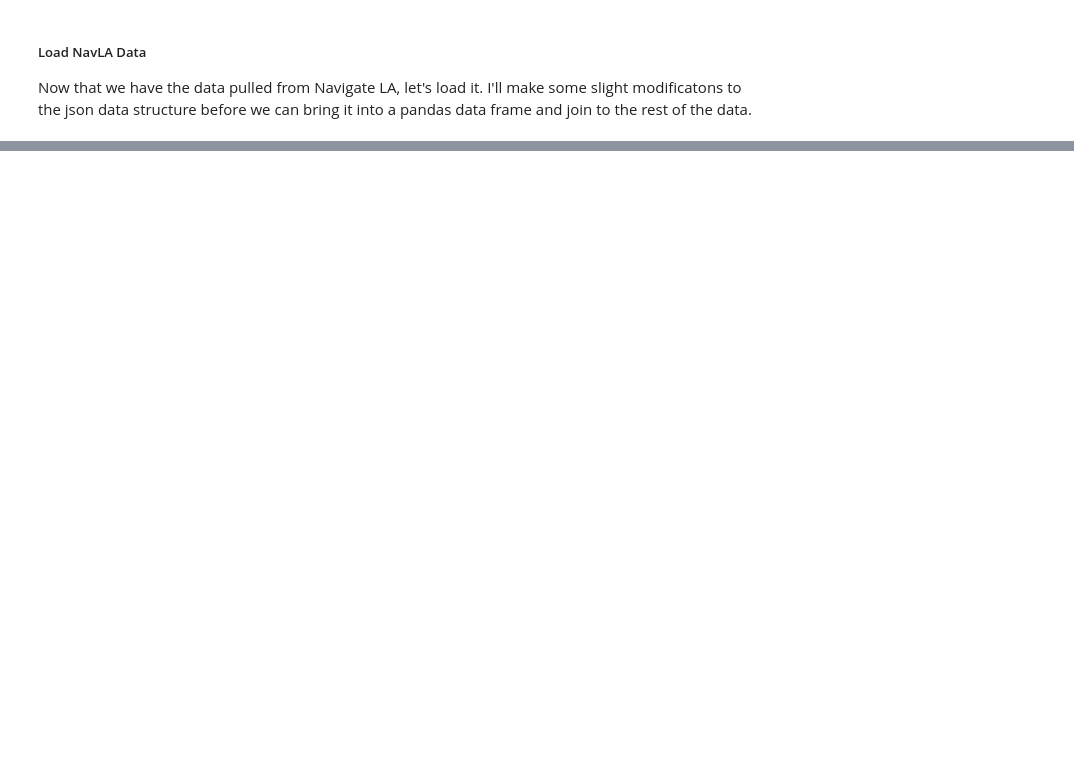
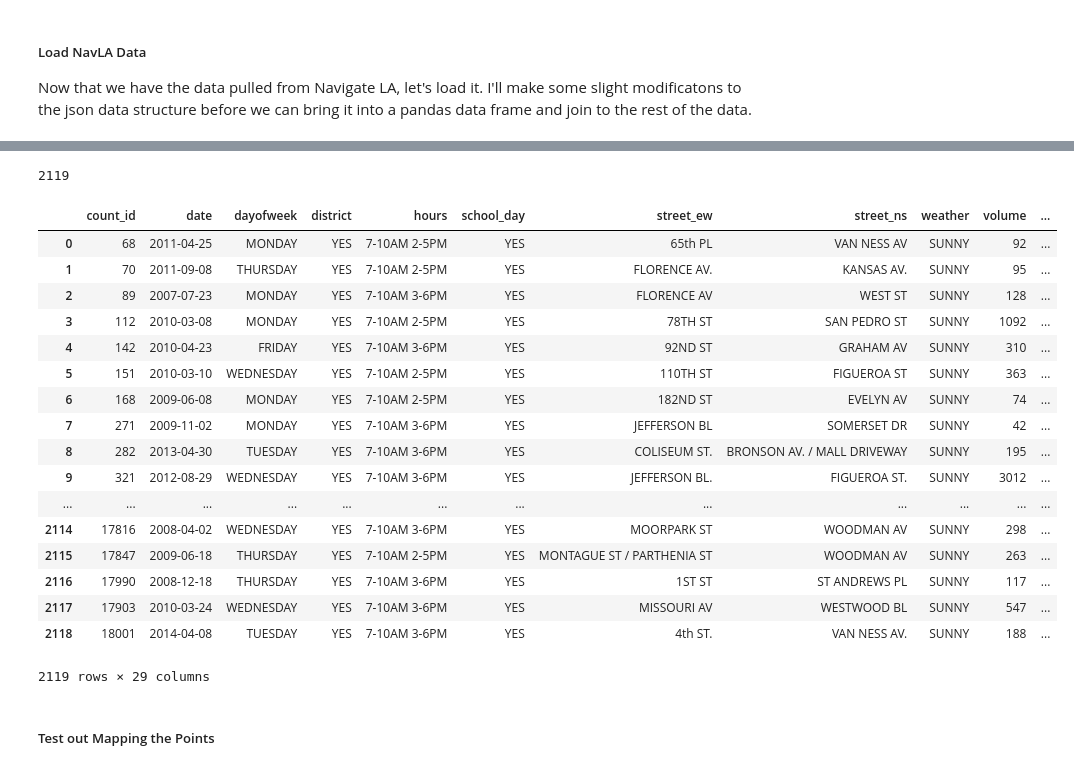
Before and after one commit to black-tea/vehicle-vol-pdf-scrape, a Jupyter notebook: scrape.ipynb, the cells around one changed output, grey strips where cells are left out. Drawn from its saved outputs; the diff is of its cells as text; code cells hidden in the pictures; blank space fills up the shorter version.

Commit message:
volume updates

```diff
--- a/scrape.ipynb
+++ b/scrape.ipynb
@@ -177,0 +232,9 @@ There are 9034 records in the table.
+# %%
+import geopandas as gp
+import folium
+
+# Import BOE Intersection spatial data, drop unnecessary columns
+boe_int = gp.GeoDataFrame.from_file('data/intersections/Intersections.shp')
+boe_int = boe_int.drop(['OBJECTID', 'X', 'Y', 'TYPE', 'CRTN_DT', 'LST_MODF_D', 'USER_ID', 'ZIP_CODE'], axis=1)
+
+boe_int.head()
@@ -177,0 +274,19 @@ There are 9034 records in the table.
+# %%
+# Import output data tables
+import numpy as np
+
+# Import tables related to volume
+info_df = pd.read_csv('data/TrafficCountData/Results/info.csv', index_col=0)
+pedestrian_df = pd.read_csv('data/TrafficCountData/Results/pedestrian.csv', index_col=0)
+
+# Sum volumes by count_id
+by_count_id = pedestrian_df.groupby('count_id')
+ped_count_sum = by_count_id['volume'].aggregate(np.sum).to_frame().reset_index()
+
+# Merge with info table
+ped_sum_df = info_df.merge(ped_count_sum,
+                           how = 'left',
+                           left_on = 'count_id',
+                           right_on = 'count_id')
+
+ped_sum_df
@@ -178 +312,33 @@ There are 9034 records in the table.
+# %%
+# Left join the traffic data table to the count info table
+ped_sum_boe_df = ped_sum_df.merge(file_tbl_boe,
+                                  how='left',
+                                  left_on = 'count_id',
+                                  right_on = 'ID')
+
+# Take a look at the length and head of the new table
+print(len(ped_sum_boe_df))
+ped_sum_boe_df
+# %% [output]
+2119
+|  | count_id | date | dayofweek | district | hours | school_day | street_ew | street_ns | weather | volume | ... |
+| 0 | 68 | 2011-04-25 | MONDAY | YES | 7-10AM 2-5PM | YES | 65th PL | VAN NESS AV | SUNNY | 92 | ... |
+| 1 | 70 | 2011-09-08 | THURSDAY | YES | 7-10AM 2-5PM | YES | FLORENCE AV. | KANSAS AV. | SUNNY | 95 | ... |
+| 2 | 89 | 2007-07-23 | MONDAY | YES | 7-10AM 3-6PM | YES | FLORENCE AV | WEST ST | SUNNY | 128 | ... |
+| 3 | 112 | 2010-03-08 | MONDAY | YES | 7-10AM 2-5PM | YES | 78TH ST | SAN PEDRO ST | SUNNY | 1092 | ... |
+| 4 | 142 | 2010-04-23 | FRIDAY | YES | 7-10AM 3-6PM | YES | 92ND ST | GRAHAM AV | SUNNY | 310 | ... |
+| 5 | 151 | 2010-03-10 | WEDNESDAY | YES | 7-10AM 2-5PM | YES | 110TH ST | FIGUEROA ST | SUNNY | 363 | ... |
+| 6 | 168 | 2009-06-08 | MONDAY | YES | 7-10AM 2-5PM | YES | 182ND ST | EVELYN AV | SUNNY | 74 | ... |
+| 7 | 271 | 2009-11-02 | MONDAY | YES | 7-10AM 3-6PM | YES | JEFFERSON BL | SOMERSET DR | SUNNY | 42 | ... |
+| 8 | 282 | 2013-04-30 | TUESDAY | YES | 7-10AM 3-6PM | YES | COLISEUM ST. | BRONSON AV. / MALL DRIVEWAY | SUNNY | 195 | ... |
+| 9 | 321 | 2012-08-29 | WEDNESDAY | YES | 7-10AM 3-6PM | YES | JEFFERSON BL. | FIGUEROA ST. | SUNNY | 3012 | ... |
+| ... | ... | ... | ... | ... | ... | ... | ... | ... | ... | ... | ... |
+| 2114 | 17816 | 2008-04-02 | WEDNESDAY | YES | 7-10AM 3-6PM | YES | MOORPARK ST | WOODMAN AV | SUNNY | 298 | ... |
+| 2115 | 17847 | 2009-06-18 | THURSDAY | YES | 7-10AM 2-5PM | YES | MONTAGUE ST / PARTHENIA ST | WOODMAN AV | SUNNY | 263 | ... |
+| 2116 | 17990 | 2008-12-18 | THURSDAY | YES | 7-10AM 3-6PM | YES | 1ST ST | ST ANDREWS PL | SUNNY | 117 | ... |
+| 2117 | 17903 | 2010-03-24 | WEDNESDAY | YES | 7-10AM 3-6PM | YES | MISSOURI AV | WESTWOOD BL | SUNNY | 547 | ... |
+| 2118 | 18001 | 2014-04-08 | TUESDAY | YES | 7-10AM 3-6PM | YES | 4th ST. | VAN NESS AV. | SUNNY | 188 | ... |
+2119 rows × 29 columns
+# %% [markdown]
+##### Test out Mapping the Points
 # %%
```
Also changed, not shown: parts of 16 cells of this notebook, 1 other file.
